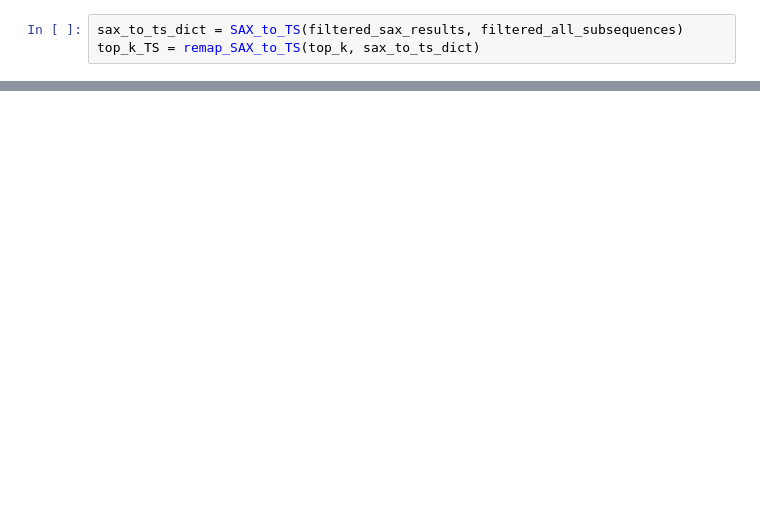
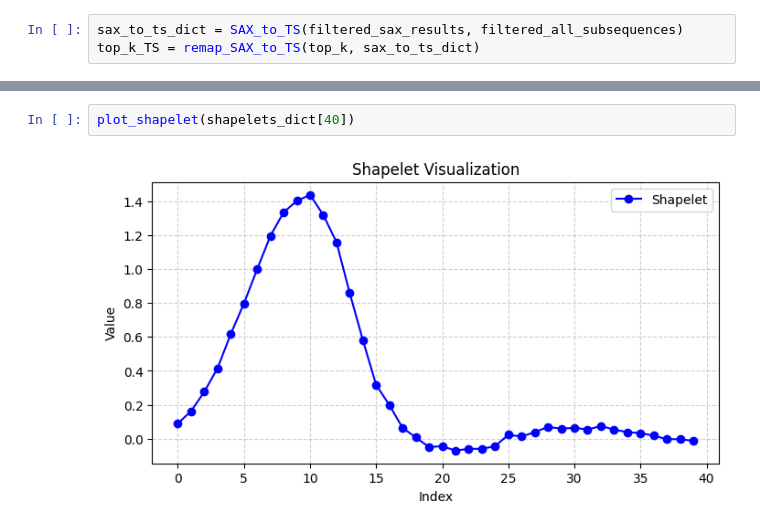
Before and after one commit to CorentinPernot/FASTShapelets_TS, a Jupyter notebook: notebooks/notebook_1.ipynb, the cells around one changed output, grey strips where cells are left out. Cells and saved outputs as stored; diff of their text form; blank space fills up the shorter version.

```diff
--- a/notebooks/notebook_1.ipynb
+++ b/notebooks/notebook_1.ipynb
@@ -115,0 +190,4 @@ top_k_TS = remap_SAX_to_TS(top_k, sax_to_ts_dict)
+# %%
+plot_shapelet(shapelets_dict[40])
+# %% [output]
+[figure, added]
```
Also changed, not shown: parts of 9 cells of this notebook.
